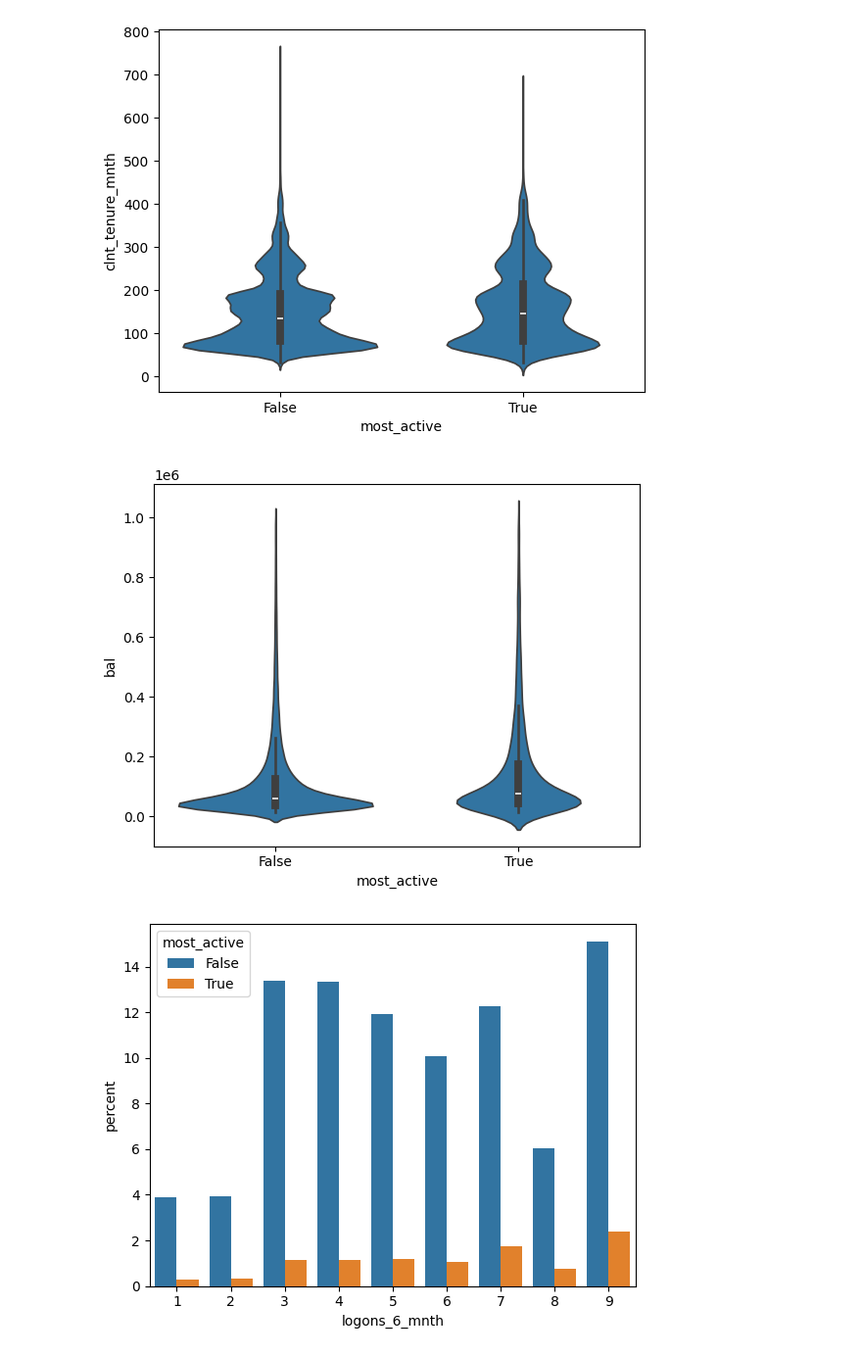
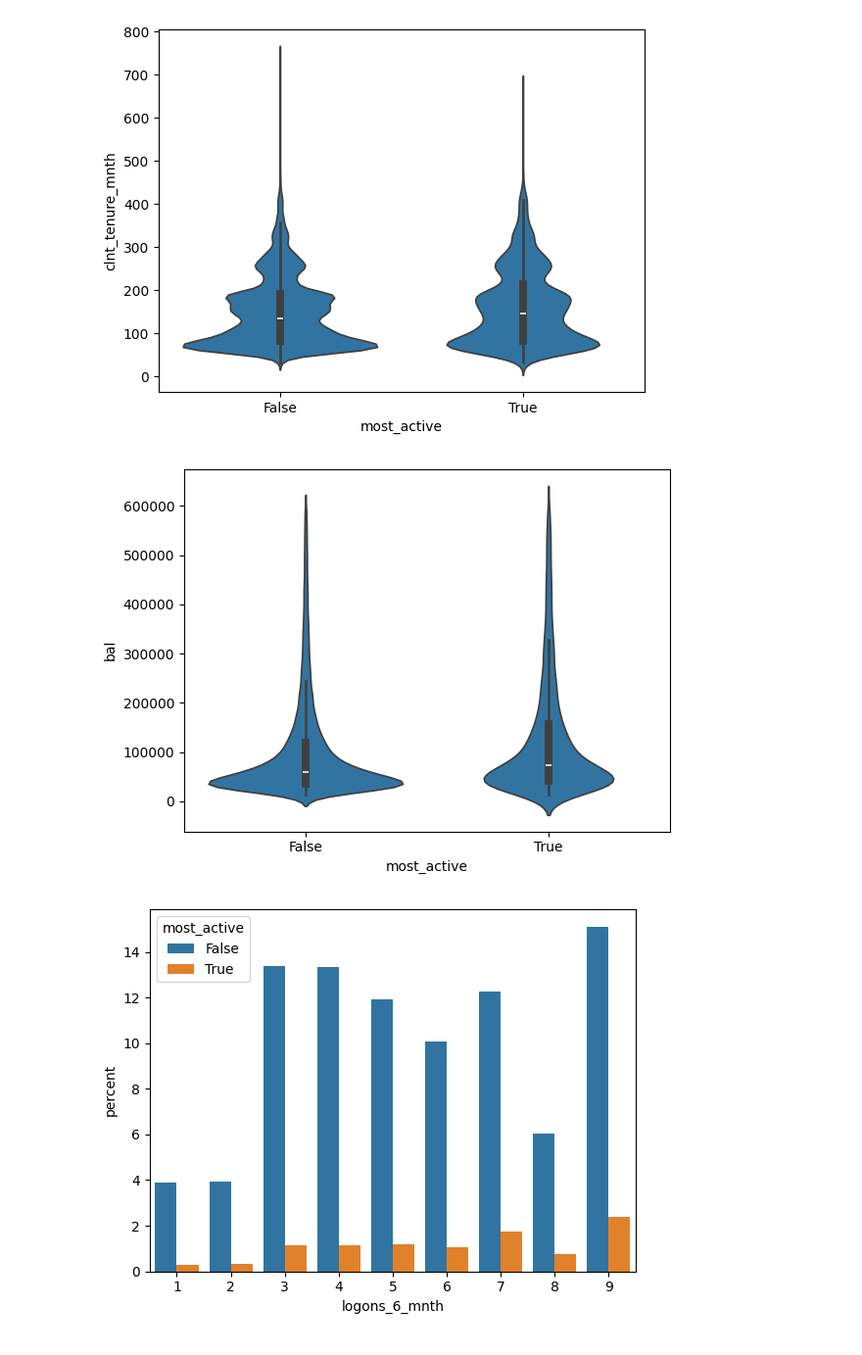
Before and after one commit to almudenamcastro/ironhack-w5-EDA, a Jupyter notebook: notebooks/main.ipynb, the cells around one changed output. Shown at 98% size. Cells and saved outputs as stored; diff of their text form; code cells hidden in the pictures.

```diff
--- a/notebooks/main.ipynb
+++ b/notebooks/main.ipynb
@@ -328,12 +328,12 @@ for col in ['clnt_age', 'clnt_tenure_mnth']:
 [figure]
 # %%
 # There are very high outliers in balance. We will filter them out to see the distribution
-sns.violinplot(data = clients_events [clients_events['bal'] < 1000000], x='most_active', y='bal')
+sns.violinplot(data = clients_events [clients_events['bal'] < 600000], x='most_active', y='bal')
 plt.show()
 
 # the median balance is higher for most active users.
 # %% [output]
-[figure, old version]
+[figure, new version]
 # %%
 for col in ['logons_6_mnth', 'calls_6_mnth']:
     sns.countplot(data=clients_events, x=col, hue='most_active')
```
Also changed, not shown: parts of 10 cells of this notebook.
